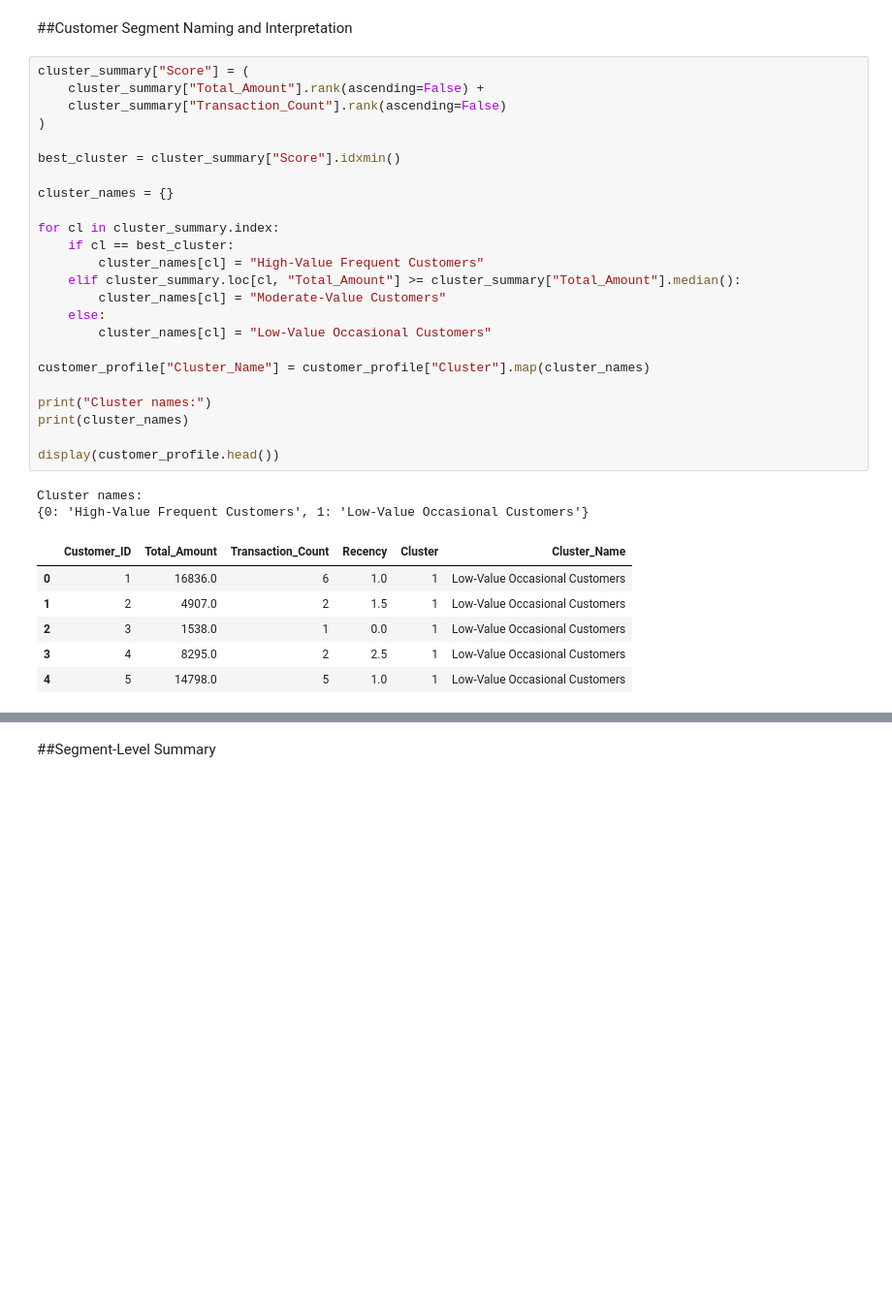
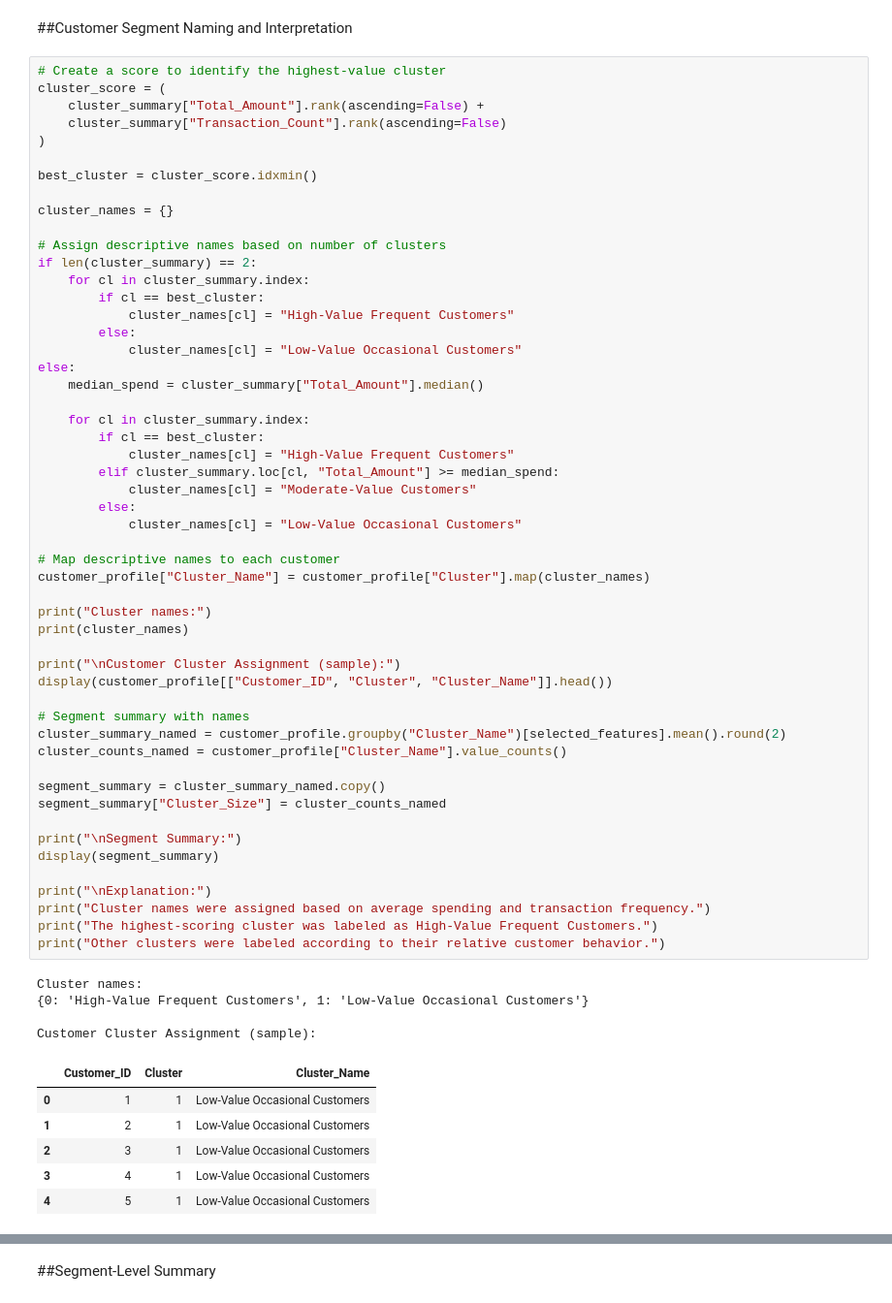
Before and after one commit to naz-picones/MO-IT128-DMP-A3107-Lucero-Picones-Ramos, a Jupyter notebook: Refined MO_IT128_Homework_Project_Clustering_and_Segmentation_BSIT_A3107_Lucero,C_J,_Ramos,_M_G,_Picones,M_N.ipynb, the cells around one changed output, grey strips where cells are left out. Shown at 97% size. Saved outputs shown, nothing was run; the diff lists cells and outputs as text; blank space fills up the shorter version.

```diff
--- a/Refined MO_IT128_Homework_Project_Clustering_and_Segmentation_BSIT_A3107_Lucero,C_J,_Ramos,_M_G,_Picones,M_N.ipynb
+++ b/Refined MO_IT128_Homework_Project_Clustering_and_Segmentation_BSIT_A3107_Lucero,C_J,_Ramos,_M_G,_Picones,M_N.ipynb
@@ -187,34 +280,64 @@ dtype: int64
 ##Customer Segment Naming and Interpretation
 # %%
-cluster_summary["Score"] = (
+# Create a score to identify the highest-value cluster
+cluster_score = (
     cluster_summary["Total_Amount"].rank(ascending=False) +
     cluster_summary["Transaction_Count"].rank(ascending=False)
 )
 
-best_cluster = cluster_summary["Score"].idxmin()
+best_cluster = cluster_score.idxmin()
 
 cluster_names = {}
 
-for cl in cluster_summary.index:
-    if cl == best_cluster:
-        cluster_names[cl] = "High-Value Frequent Customers"
-    elif cluster_summary.loc[cl, "Total_Amount"] >= cluster_summary["Total_Amount"].median():
-        cluster_names[cl] = "Moderate-Value Customers"
-    else:
-        cluster_names[cl] = "Low-Value Occasional Customers"
+# Assign descriptive names based on number of clusters
+if len(cluster_summary) == 2:
+    for cl in cluster_summary.index:
+        if cl == best_cluster:
+            cluster_names[cl] = "High-Value Frequent Customers"
+        else:
+            cluster_names[cl] = "Low-Value Occasional Customers"
+else:
+    median_spend = cluster_summary["Total_Amount"].median()
 
+    for cl in cluster_summary.index:
+        if cl == best_cluster:
+            cluster_names[cl] = "High-Value Frequent Customers"
+        elif cluster_summary.loc[cl, "Total_Amount"] >= median_spend:
+            cluster_names[cl] = "Moderate-Value Customers"
+        else:
+            cluster_names[cl] = "Low-Value Occasional Customers"
+
+# Map descriptive names to each customer
 customer_profile["Cluster_Name"] = customer_profile["Cluster"].map(cluster_names)
 
 print("Cluster names:")
 print(cluster_names)
 
-display(customer_profile.head())
+print("\nCustomer Cluster Assignment (sample):")
+display(customer_profile[["Customer_ID", "Cluster", "Cluster_Name"]].head())
+
+# Segment summary with names
+cluster_summary_named = customer_profile.groupby("Cluster_Name")[selected_features].mean().round(2)
+cluster_counts_named = customer_profile["Cluster_Name"].value_counts()
+
+segment_summary = cluster_summary_named.copy()
+segment_summary["Cluster_Size"] = cluster_counts_named
+
+print("\nSegment Summary:")
+display(segment_summary)
+
+print("\nExplanation:")
+print("Cluster names were assigned based on average spending and transaction frequency.")
+print("The highest-scoring cluster was labeled as High-Value Frequent Customers.")
+print("Other clusters were labeled according to their relative customer behavior.")
 # %% [output]
 Cluster names:
 {0: 'High-Value Frequent Customers', 1: 'Low-Value Occasional Customers'}
+
+Customer Cluster Assignment (sample):
-|  | Customer_ID | Total_Amount | Transaction_Count | Recency | Cluster | Cluster_Name |
-| 0 | 1 | 16836.0 | 6 | 1.0 | 1 | Low-Value Occasional Customers |
-| 1 | 2 | 4907.0 | 2 | 1.5 | 1 | Low-Value Occasional Customers |
-| 2 | 3 | 1538.0 | 1 | 0.0 | 1 | Low-Value Occasional Customers |
-| 3 | 4 | 8295.0 | 2 | 2.5 | 1 | Low-Value Occasional Customers |
-| 4 | 5 | 14798.0 | 5 | 1.0 | 1 | Low-Value Occasional Customers |
+|  | Customer_ID | Cluster | Cluster_Name |
+| 0 | 1 | 1 | Low-Value Occasional Customers |
+| 1 | 2 | 1 | Low-Value Occasional Customers |
+| 2 | 3 | 1 | Low-Value Occasional Customers |
+| 3 | 4 | 1 | Low-Value Occasional Customers |
+| 4 | 5 | 1 | Low-Value Occasional Customers |
```
Also changed, not shown: parts of 22 cells of this notebook.
